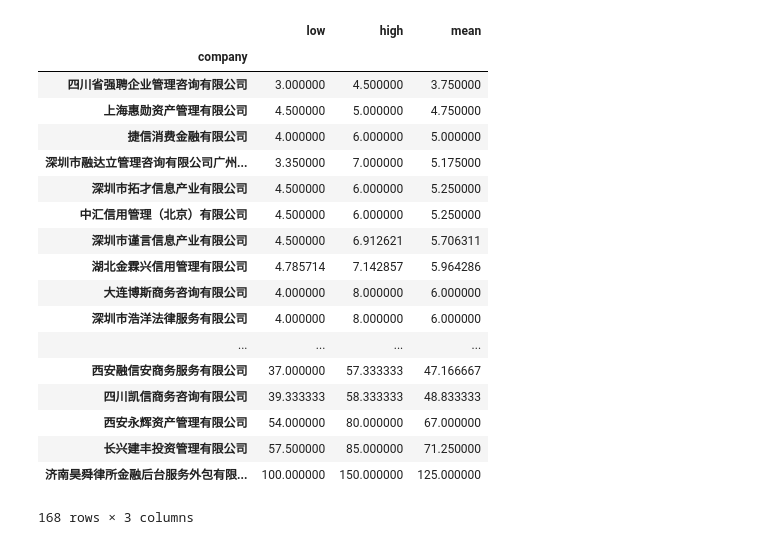
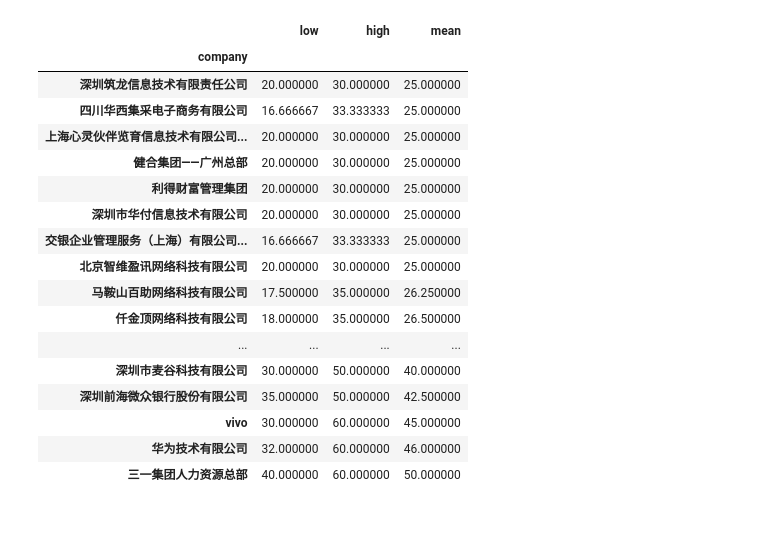
Before and after one commit to zhouchunli/career, a Jupyter notebook: 分析.ipynb, the cells around one changed output. Cells and saved outputs as stored; diff of their text form; code cells hidden in the pictures.

```diff
--- a/分析.ipynb
+++ b/分析.ipynb
@@ -11,22 +11,41 @@ plt.rcParams['font.sans-serif'] = ['Simhei']
 # 设置图片大小，单位为英寸
 plt.rc('figure', figsize=(18, 6))
 # %%
-df = pd.read_csv('zuzhang.csv',index_col=0)
+df = pd.read_csv('前程无忧_数据挖掘.csv',index_col=0)
+# %%
+df.salary = df.salary.fillna('1-1万/月')
+df.iloc[204,3] = '300-300元/天'
+df.iloc[296,3] = '200-200元/天'
 # %%
 df['low'] =df.salary.map(lambda x : x.split('-')[0])
 df['high'] =df.salary.map(lambda x : x.split('-')[1][:-3])
 df['unit'] =df.salary.map(lambda x : x.split('-')[1][-3])
+df['timeunit'] =df.salary.map(lambda x : x[-1])
 # %%
 df.low = df.low.astype(float)
 df.high = df.high.astype(float)
 # %%
 df['city'] = df.place.map(lambda x:x.split('-')[0])
 # %%
-low= df[df.unit=='万'].loc[:,'low']*10
-high= df[df.unit=='万'].loc[:,'high']*10
-ind = df[df.unit=='万'].index.tolist()
+low= df[(df.unit=='万') & (df.timeunit == '月')].loc[:,'low']*10
+high= df[(df.unit=='万') & (df.timeunit == '月')].loc[:,'high']*10
+ind = df[(df.unit=='万') & (df.timeunit == '月')].index.tolist()
 df.iloc[ind, 5] = low
 df.iloc[ind, 6] = high
+
+low= df[(df.unit=='万') & (df.timeunit == '年')].loc[:,'low']*10/12
+high= df[(df.unit=='万') & (df.timeunit == '年')].loc[:,'high']*10/12
+ind = df[(df.unit=='万') & (df.timeunit == '年')].index.tolist()
+df.iloc[ind, 5] = low
+df.iloc[ind, 6] = high
+
+
+low= df[df.unit=='元'].loc[:,'low']*30/1000
+high= df[df.unit=='元'].loc[:,'high']*30/1000
+ind = df[df.unit=='元'].index.tolist()
+df.iloc[ind, 5] = low
+df.iloc[ind, 6] = high
+
 df['unit'] = '千'
 # %%
 df['mean'] = (df.low + df.high)/2
@@ -60,22 +93,21 @@ companystats.plot(kind='bar')
 # %%
-df.groupby('company').mean().sort_values(by='mean')
+df.groupby('company').mean().sort_values(by='mean').iloc[250:,]
 # %% [output]
 |  | low | high | mean |
 | company |  |  |  |
-| 四川省强聘企业管理咨询有限公司 | 3.000000 | 4.500000 | 3.750000 |
-| 上海惠勋资产管理有限公司 | 4.500000 | 5.000000 | 4.750000 |
-| 捷信消费金融有限公司 | 4.000000 | 6.000000 | 5.000000 |
-| 深圳市融达立管理咨询有限公司广州... | 3.350000 | 7.000000 | 5.175000 |
-| 深圳市拓才信息产业有限公司 | 4.500000 | 6.000000 | 5.250000 |
-| 中汇信用管理（北京）有限公司 | 4.500000 | 6.000000 | 5.250000 |
-| 深圳市谨言信息产业有限公司 | 4.500000 | 6.912621 | 5.706311 |
-| 湖北金霖兴信用管理有限公司 | 4.785714 | 7.142857 | 5.964286 |
-| 大连博斯商务咨询有限公司 | 4.000000 | 8.000000 | 6.000000 |
-| 深圳市浩洋法律服务有限公司 | 4.000000 | 8.000000 | 6.000000 |
+| 深圳筑龙信息技术有限责任公司 | 20.000000 | 30.000000 | 25.000000 |
+| 四川华西集采电子商务有限公司 | 16.666667 | 33.333333 | 25.000000 |
+| 上海心灵伙伴览育信息技术有限公司... | 20.000000 | 30.000000 | 25.000000 |
+| 健合集团——广州总部 | 20.000000 | 30.000000 | 25.000000 |
+| 利得财富管理集团 | 20.000000 | 30.000000 | 25.000000 |
+| 深圳市华付信息技术有限公司 | 20.000000 | 30.000000 | 25.000000 |
+| 交银企业管理服务（上海）有限公司... | 16.666667 | 33.333333 | 25.000000 |
+| 北京智维盈讯网络科技有限公司 | 20.000000 | 30.000000 | 25.000000 |
+| 马鞍山百助网络科技有限公司 | 17.500000 | 35.000000 | 26.250000 |
+| 仟金顶网络科技有限公司 | 18.000000 | 35.000000 | 26.500000 |
 | ... | ... | ... | ... |
-| 西安融信安商务服务有限公司 | 37.000000 | 57.333333 | 47.166667 |
-| 四川凯信商务咨询有限公司 | 39.333333 | 58.333333 | 48.833333 |
-| 西安永辉资产管理有限公司 | 54.000000 | 80.000000 | 67.000000 |
-| 长兴建丰投资管理有限公司 | 57.500000 | 85.000000 | 71.250000 |
-| 济南昊舜律所金融后台服务外包有限... | 100.000000 | 150.000000 | 125.000000 |
+| 深圳市麦谷科技有限公司 | 30.000000 | 50.000000 | 40.000000 |
+| 深圳前海微众银行股份有限公司 | 35.000000 | 50.000000 | 42.500000 |
+| vivo | 30.000000 | 60.000000 | 45.000000 |
+| 华为技术有限公司 | 32.000000 | 60.000000 | 46.000000 |
+| 三一集团人力资源总部 | 40.000000 | 60.000000 | 50.000000 |
-168 rows × 3 columns
```
Also changed, not shown: parts of 6 cells of this notebook, 4 other files.
